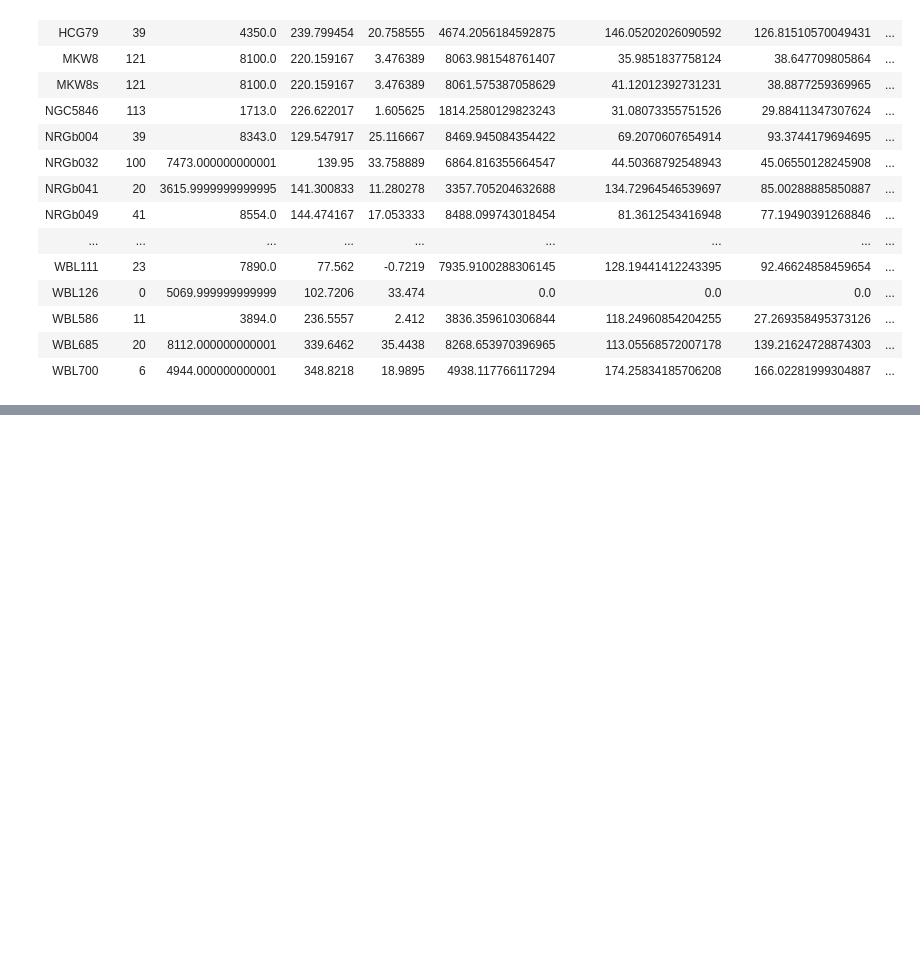
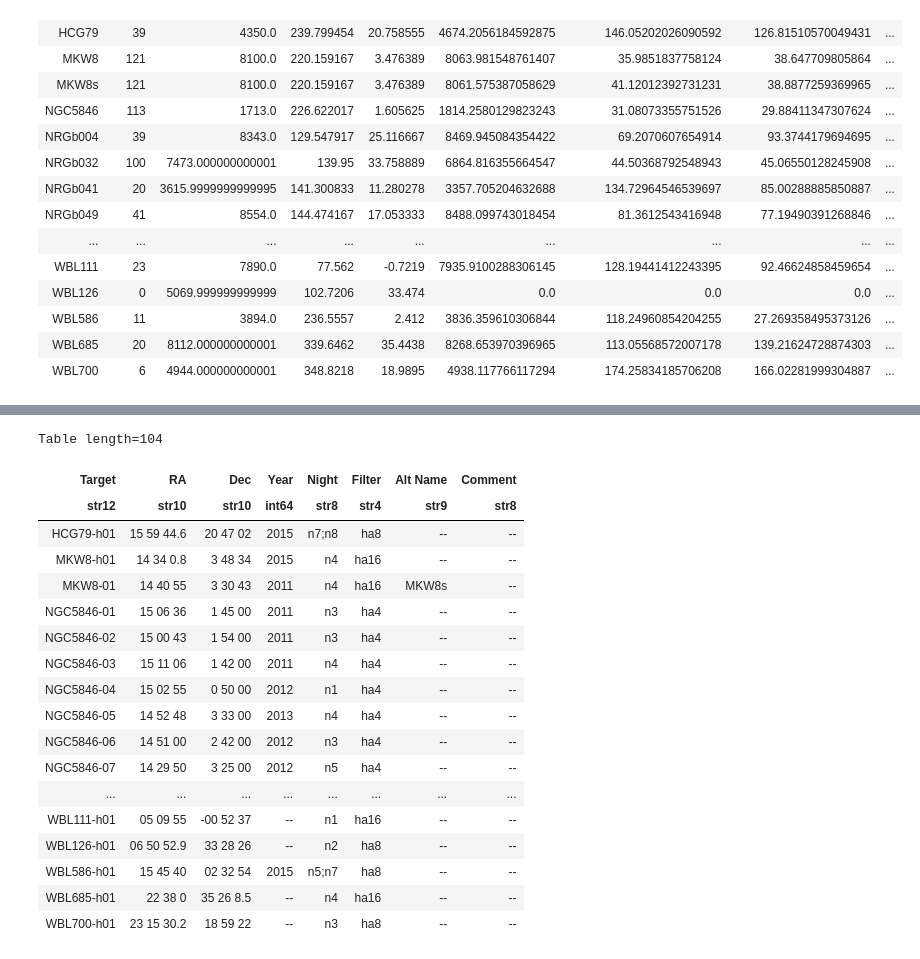
Before and after one commit to rfinn/uatgroups, a Jupyter notebook: notebooks/hagroups-center-scale.ipynb, the cells around one changed output, grey strips where cells are left out. Saved outputs shown, nothing was run; the diff lists cells and outputs as text; code cells hidden in the pictures; blank space fills up the shorter version.

```diff
--- a/notebooks/hagroups-center-scale.ipynb
+++ b/notebooks/hagroups-center-scale.ipynb
@@ -292,0 +387,24 @@ Table length=56
+# %%
+gc = ascii.read('UAT_group_centers.csv')
+# %%
+gc
+# %% [output]
+Table length=104
+| Target | RA | Dec | Year | Night | Filter | Alt Name | Comment |
+| str12 | str10 | str10 | int64 | str8 | str4 | str9 | str8 |
+| HCG79-h01 | 15 59 44.6 | 20 47 02 | 2015 | n7;n8 | ha8 | -- | -- |
+| MKW8-h01 | 14 34 0.8 | 3 48 34 | 2015 | n4 | ha16 | -- | -- |
+| MKW8-01 | 14 40 55 | 3 30 43 | 2011 | n4 | ha16 | MKW8s | -- |
+| NGC5846-01 | 15 06 36 | 1 45 00 | 2011 | n3 | ha4 | -- | -- |
+| NGC5846-02 | 15 00 43 | 1 54 00 | 2011 | n3 | ha4 | -- | -- |
+| NGC5846-03 | 15 11 06 | 1 42 00 | 2011 | n4 | ha4 | -- | -- |
+| NGC5846-04 | 15 02 55 | 0 50 00 | 2012 | n1 | ha4 | -- | -- |
+| NGC5846-05 | 14 52 48 | 3 33 00 | 2013 | n4 | ha4 | -- | -- |
+| NGC5846-06 | 14 51 00 | 2 42 00 | 2012 | n3 | ha4 | -- | -- |
+| NGC5846-07 | 14 29 50 | 3 25 00 | 2012 | n5 | ha4 | -- | -- |
+| ... | ... | ... | ... | ... | ... | ... | ... |
+| WBL111-h01 | 05 09 55 | -00 52 37 | -- | n1 | ha16 | -- | -- |
+| WBL126-h01 | 06 50 52.9 | 33 28 26 | -- | n2 | ha8 | -- | -- |
+| WBL586-h01 | 15 45 40 | 02 32 54 | 2015 | n5;n7 | ha8 | -- | -- |
+| WBL685-h01 | 22 38 0 | 35 26 8.5 | -- | n4 | ha16 | -- | -- |
+| WBL700-h01 | 23 15 30.2 | 18 59 22 | -- | n3 | ha8 | -- | -- |
```
Also changed, not shown: parts of 8 cells of this notebook, 1 other file.
